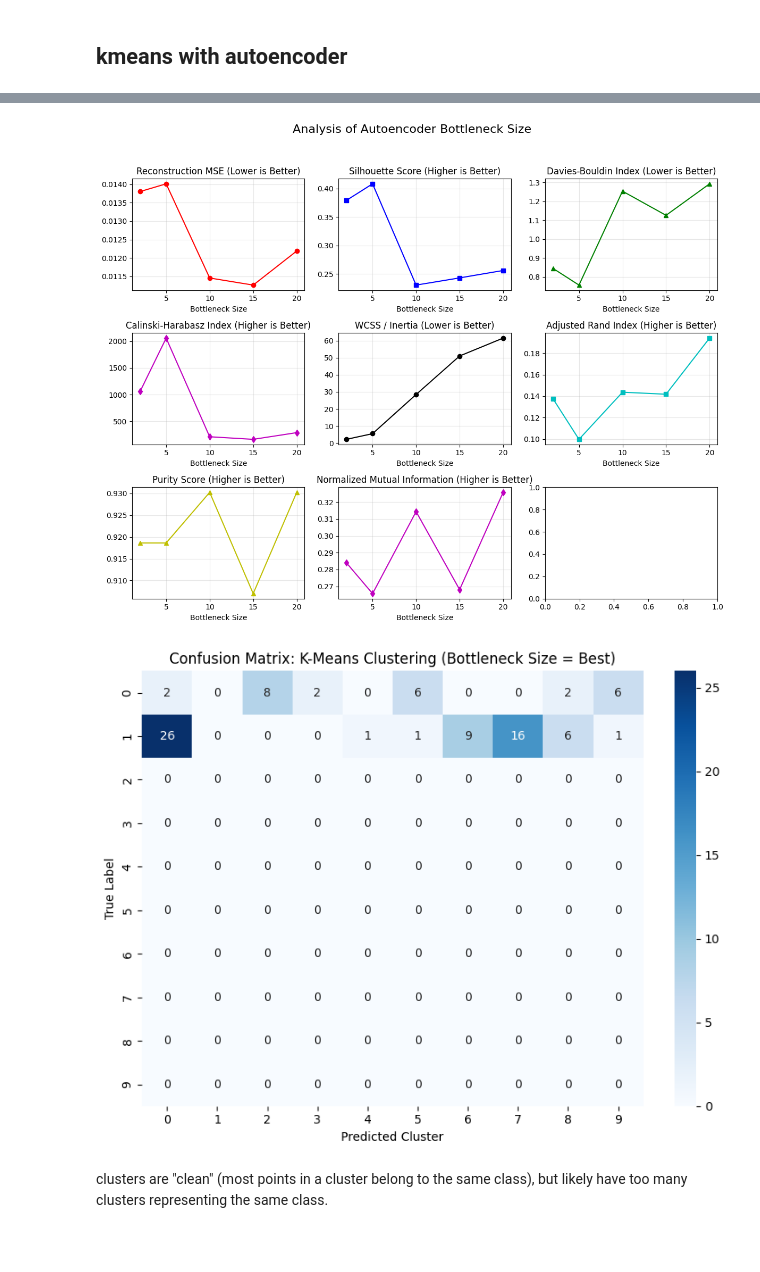
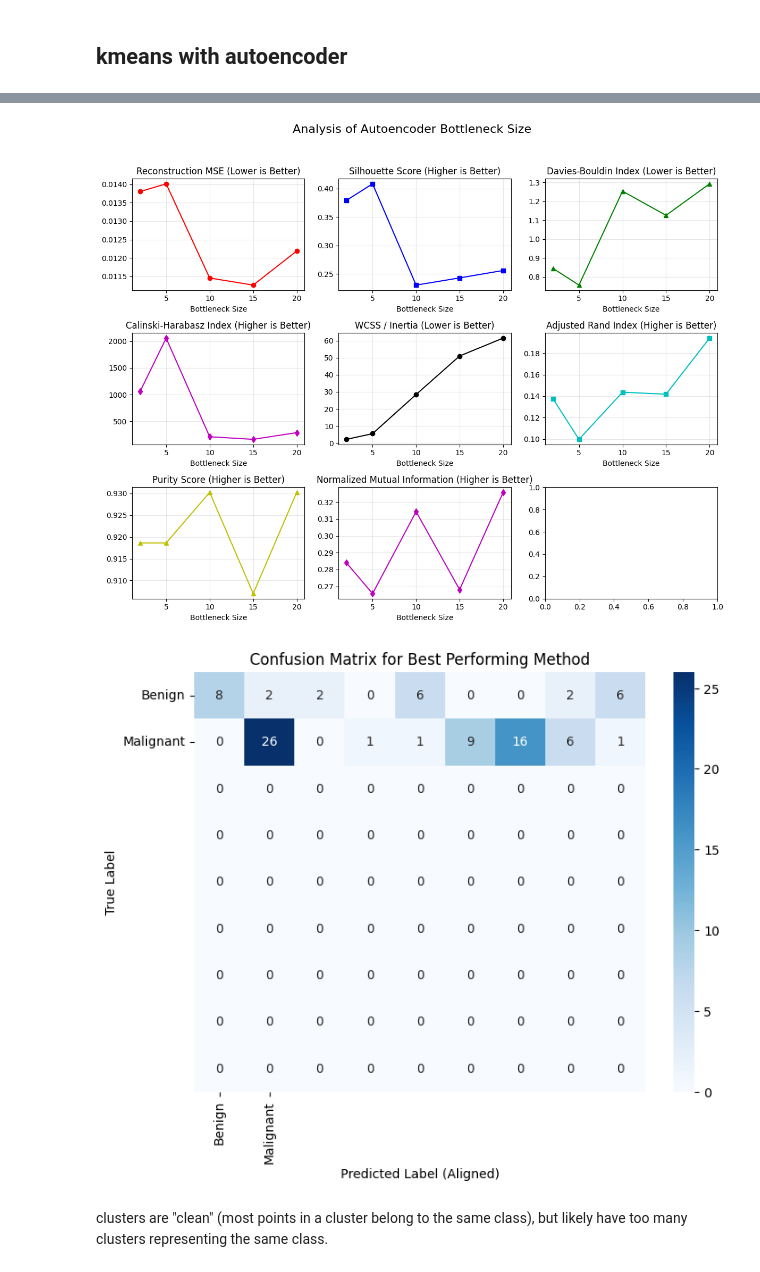
Before and after one commit to youssefmohamed0/ml_lab4, a Jupyter notebook: AE_and_someScores.ipynb, the cells around one changed output, grey strips where cells are left out. Drawn from its saved outputs; the diff is of its cells as text; code cells hidden in the pictures; blank space fills up the shorter version.

```diff
--- a/AE_and_someScores.ipynb
+++ b/AE_and_someScores.ipynb
@@ -252,34 +248,34 @@ axs[2, 1].grid(True, alpha=0.3)
 
 plt.tight_layout(rect=[0, 0.03, 1, 0.95])
 plt.show()
 
-cm = get_confusion_matrix(y_test, test_clusters, num_classes=2)
+cm = get_confusion_matrix(y_test, test_clusters)
 
 # Plot the Heatmap (Section 5 Requirement)
 plt.figure(figsize=(8, 6))
 sns.heatmap(cm, annot=True, fmt='d', cmap='Blues',
             xticklabels=['Benign', 'Malignant'], # Update labels if specific to your dataset
             yticklabels=['Benign', 'Malignant'])
 plt.xlabel('Predicted Label (Aligned)')
 plt.ylabel('True Label')
 plt.title('Confusion Matrix for Best Performing Method')
 plt.show()
 # %% [output]
 Evaluating Bottleneck size 2...
 MSE: 0.013800| WCSS: 2.23 | Silhouette: 0.3795 | db_idx: 0.8448 | ch_idx: 1056.7545882049067 | ARI: 0.1377 | Purity: 0.9186 | NMI: 0.2840
 
 Evaluating Bottleneck size 5...
 MSE: 0.014009| WCSS: 5.56 | Silhouette: 0.4085 | db_idx: 0.7560 | ch_idx: 2059.887349242541 | ARI: 0.0998 | Purity: 0.9186 | NMI: 0.2657
 
 Evaluating Bottleneck size 10...
 MSE: 0.011457| WCSS: 28.48 | Silhouette: 0.2305 | db_idx: 1.2534 | ch_idx: 208.28240760974447 | ARI: 0.1437 | Purity: 0.9302 | NMI: 0.3144
 
 Evaluating Bottleneck size 15...
 MSE: 0.011264| WCSS: 51.01 | Silhouette: 0.2431 | db_idx: 1.1254 | ch_idx: 159.90766032699466 | ARI: 0.1418 | Purity: 0.9070 | NMI: 0.2681
 
 Evaluating Bottleneck size 20...
 MSE: 0.012188| WCSS: 61.49 | Silhouette: 0.2561 | db_idx: 1.2922 | ch_idx: 286.17480708009117 | ARI: 0.1939 | Purity: 0.9302 | NMI: 0.3258
 [figure]
-[figure, old version]
+[figure, new version]
 # %% [markdown]
 clusters are "clean" (most points in a cluster belong to the same class), but likely have too many clusters representing the same class.
```
Also changed, not shown: parts of 3 cells of this notebook, 4 other files.
